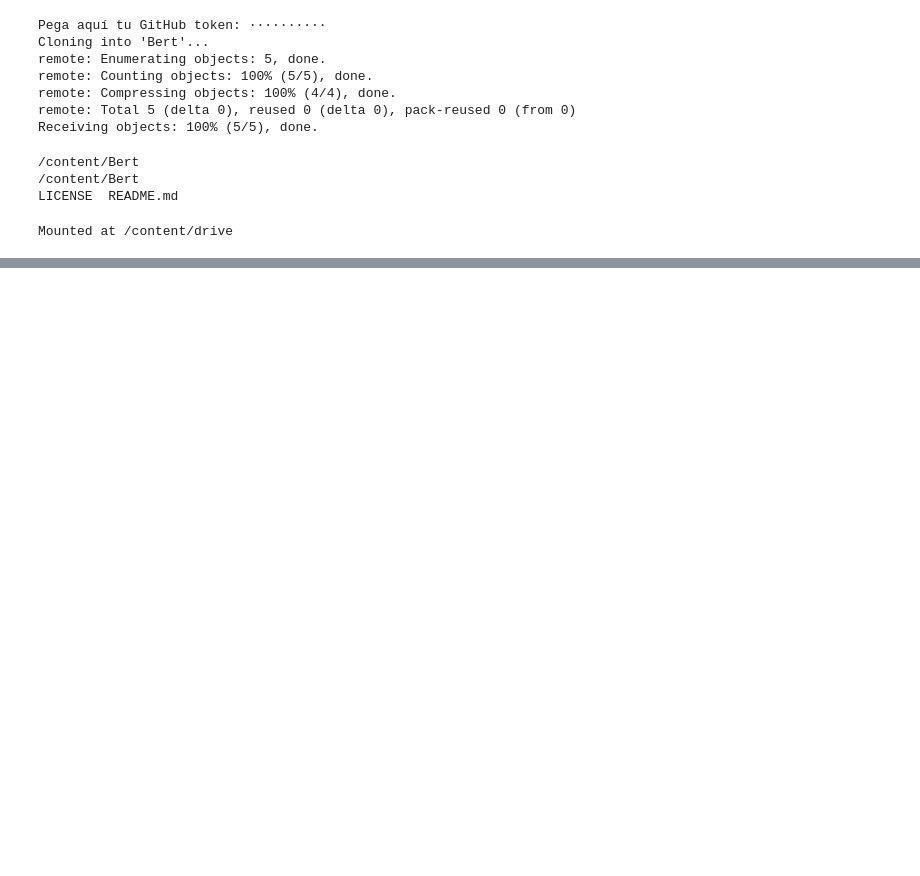
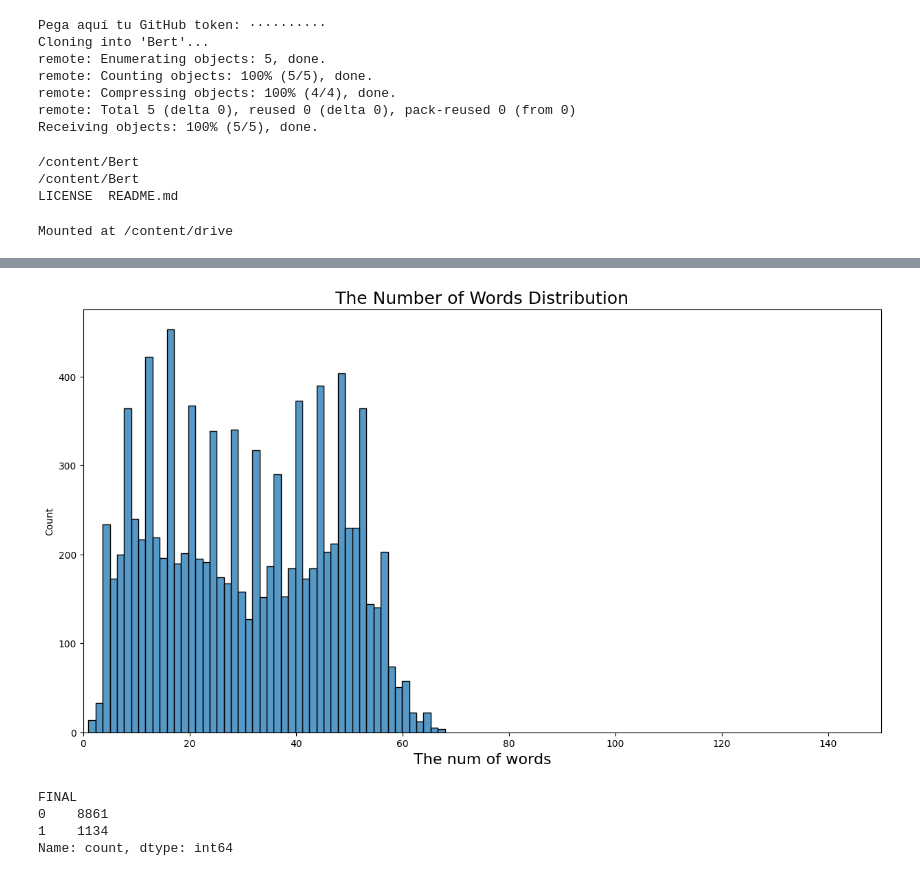
Before and after one commit to acronopiovm/Bert, a Jupyter notebook: Develop.ipynb, the cells around one changed output, grey strips where cells are left out. Cells and saved outputs as stored; diff of their text form; code cells hidden in the pictures; blank space fills up the shorter version.

Commit message:
auto update from colab

```diff
--- a/Develop.ipynb
+++ b/Develop.ipynb
@@ -33,0 +123,2 @@ Mounted at /content/drive
+# %%
+df = pd.read_csv("/content/drive/MyDrive/Colab Notebooks/df.csv")
@@ -33,0 +138,19 @@ Mounted at /content/drive
+# %%
+words = df['Text'].apply(lambda x: len(x.split()))
+# %%
+plt.figure(figsize=(15,8))
+sns.histplot(words, bins=50)
+plt.xlim(0,150)
+plt.xlabel("The num of words", fontsize=16)
+plt.title("The Number of Words Distribution", fontsize=18)
+plt.show()
+# %% [output]
+[figure, added]
+# %%
+category_count = df["FINAL"].value_counts().sort_index()
+print(category_count)
+# %% [output]
+FINAL
+0    8861
+1    1134
+Name: count, dtype: int64
```
Also changed, not shown: parts of 31 cells of this notebook.
